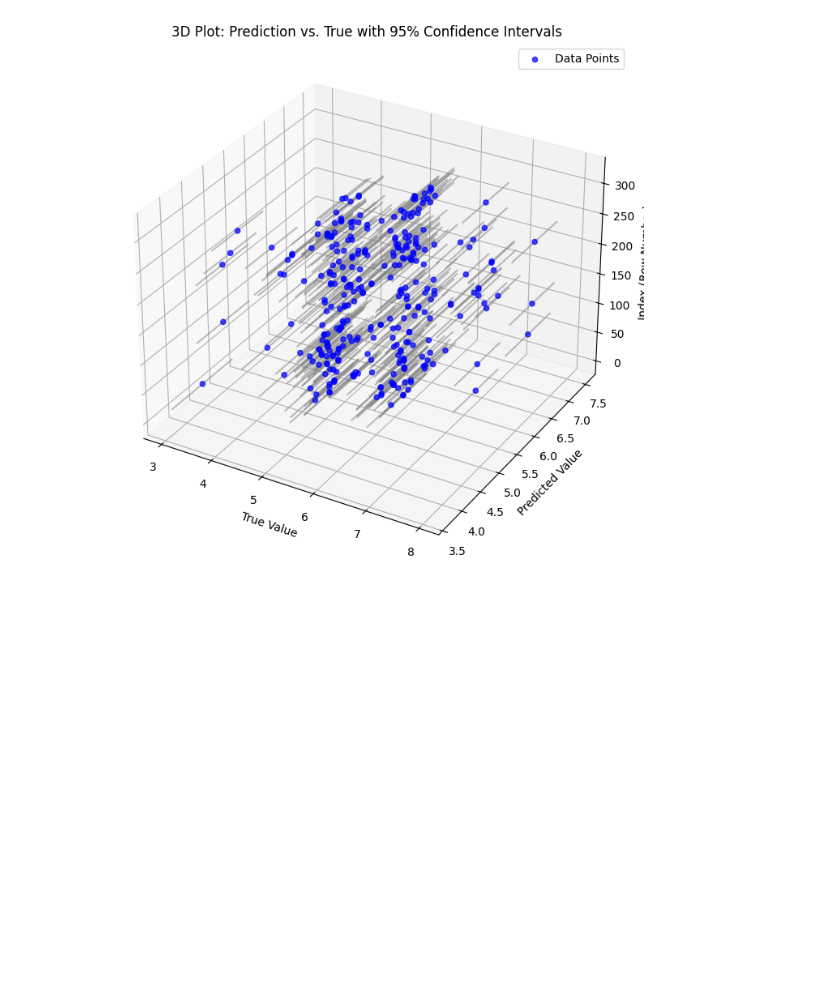
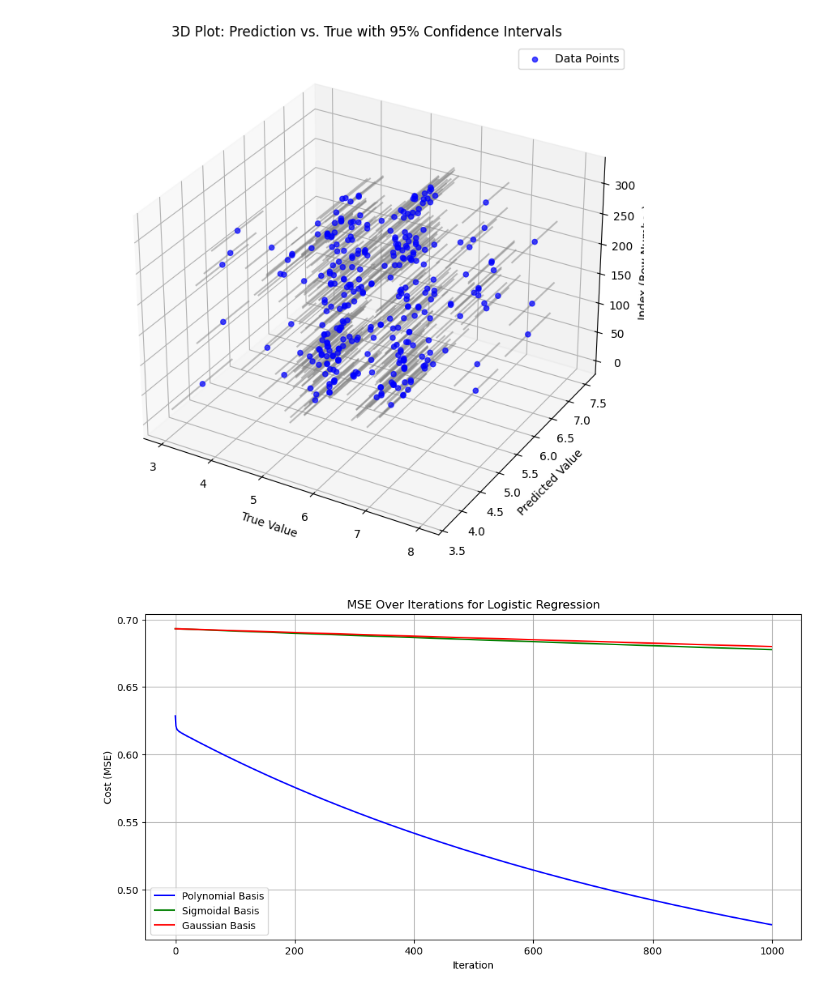
Before and after one commit to Daldossary/CS229_Project2, a Jupyter notebook: plots.ipynb, the cells around one changed output. Saved outputs shown, nothing was run; the diff lists cells and outputs as text; code cells hidden in the pictures; blank space fills up the shorter version.

```diff
--- a/plots.ipynb
+++ b/plots.ipynb
@@ -202,0 +207,32 @@ plt.show()
+# %%
+# Load cost history data
+poly_cost = pd.read_csv('./results/synthetic_poly_cost_history.csv')
+sigmoid_cost = pd.read_csv('./results/synthetic_sigmoid_cost_history.csv')
+gaussian_cost = pd.read_csv('./results/synthetic_gaussian_cost_history.csv')
+
+# Load prediction data
+poly_predictions = pd.read_csv('./results/synthetic_poly_predictions.csv')
+sigmoid_predictions = pd.read_csv('./results/synthetic_sigmoid_predictions.csv')
+gaussian_predictions = pd.read_csv('./results/synthetic_gaussian_predictions.csv')
+# %%
+# Plot MSE over iterations for each basis function
+plt.figure(figsize=(12, 6))
+
+# Polynomial Basis
+plt.plot(poly_cost['Iteration'], poly_cost['Cost'], label='Polynomial Basis', color='blue')
+
+# Sigmoidal Basis
+plt.plot(sigmoid_cost['Iteration'], sigmoid_cost['Cost'], label='Sigmoidal Basis', color='green')
+
+# Gaussian Basis
+plt.plot(gaussian_cost['Iteration'], gaussian_cost['Cost'], label='Gaussian Basis', color='red')
+
+# Add labels, title, and legend
+plt.xlabel('Iteration')
+plt.ylabel('Cost (MSE)')
+plt.title('MSE Over Iterations for Logistic Regression')
+plt.legend()
+plt.grid()
+plt.show()
+# %% [output]
+[figure, added]
```
Also changed, not shown: parts of 6 cells of this notebook, 1 other file.
